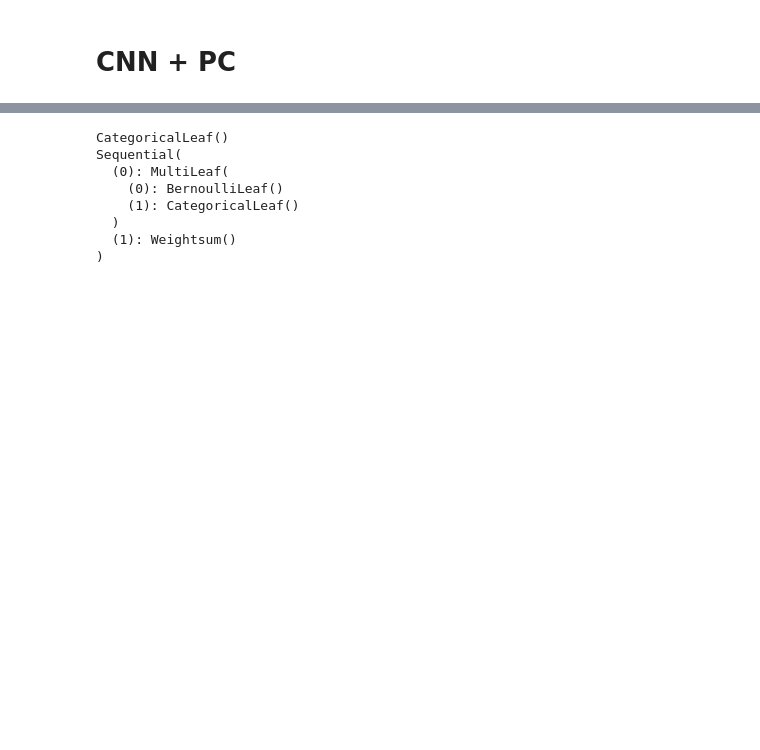
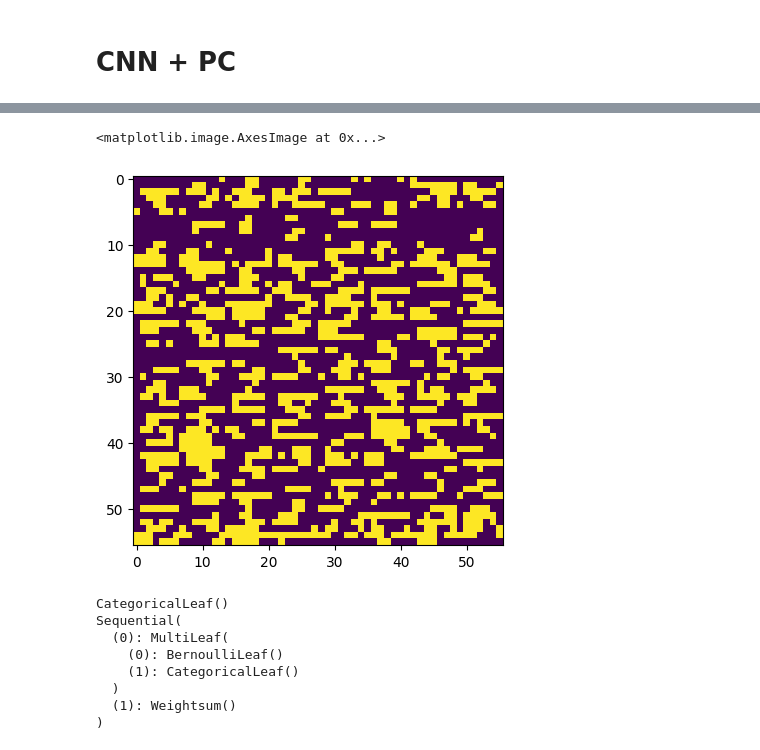
Before and after one commit to MiloszHoleksa/ProbabilisticCircuit, a Jupyter notebook: Baseline_PC.ipynb, the cells around one changed output, grey strips where cells are left out. Saved outputs shown, nothing was run; the diff lists cells and outputs as text; code cells hidden in the pictures; blank space fills up the shorter version.

```diff
--- a/Baseline_PC.ipynb
+++ b/Baseline_PC.ipynb
@@ -402,6 +419,12 @@ final_conv_out = cnn_model.return_hidden(Xtrain.view(-1, 1, 28, 28))
 # %%
 Xtrain_mixed = final_conv_out
 Xtrain_mixed = Xtrain_mixed > 0
+# %%
+plt.imshow(Xtrain_mixed[0].detach().numpy().reshape(56, 56))
+#plt.xticks(torch.linspace(0, 54, 7))
+# %% [output]
+<matplotlib.image.AxesImage at 0x...>
+[figure, added]
 # %%
 from TNSPC.layers.leaves import NormalLeaf, CategoricalLeaf
 from TNSPC.layers.TNSPCclass import MultiLeaf
```
Also changed, not shown: parts of 11 cells of this notebook.
